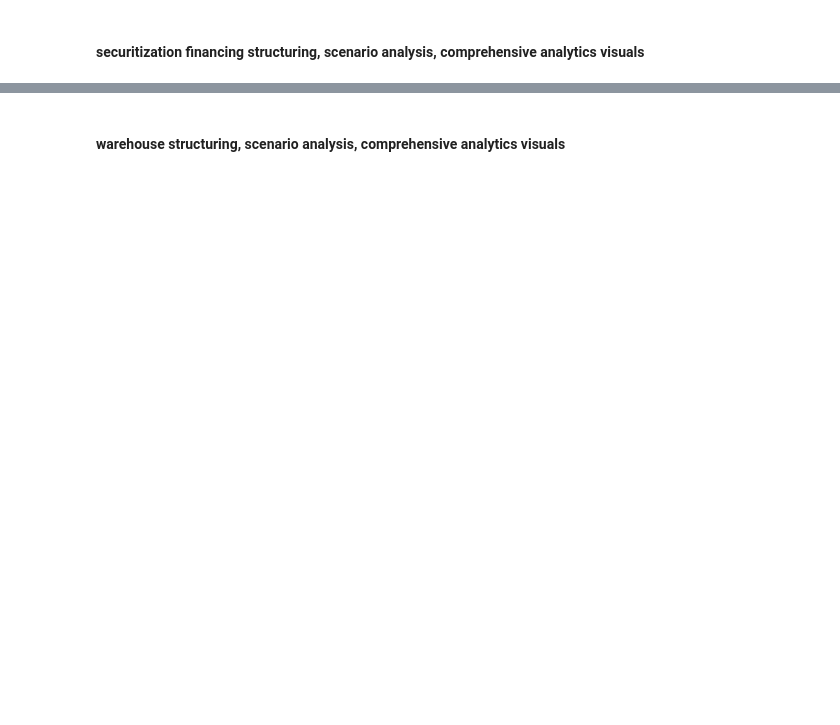
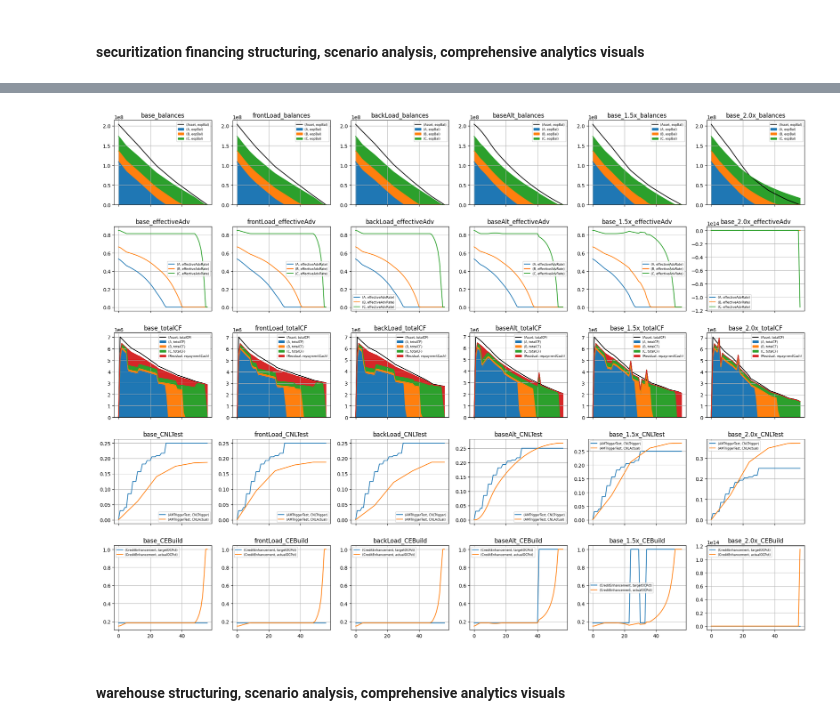
Before and after one commit to Lab450North/StructuringTool, a Jupyter notebook: SPCashflowModeling/SPCFPresentation.ipynb, the cells around one changed output, grey strips where cells are left out. Drawn from its saved outputs; the diff is of its cells as text; code cells hidden in the pictures; blank space fills up the shorter version.

```diff
--- a/SPCashflowModeling/SPCFPresentation.ipynb
+++ b/SPCashflowModeling/SPCFPresentation.ipynb
@@ -217,2 +272,19 @@ No ramp schedule found. 100mm @ 100px provided
+# %%
+
+figPageStructCurve, axPageStructCurve = plt.subplots(5,dealConsumerLoanABS.getScenarioCount(), figsize=(20,15), sharex=True)
+for i, metrics in enumerate(MetricsReference.STRUCTUREMETRICS['5Curves']):
+    for j, scenario in enumerate(dealConsumerLoanABS.getScenarioNames()):
+        df = dealConsumerLoanABS.getStructureDynamicMetrics(metrics)[scenario]
+        if metrics in MetricsReference.STRUCTURESTACKED:
+            df.loc[:, ["Asset"]].plot(ax = axPageStructCurve[i,j], grid = True, title=scenario+"_"+metrics, color = "black")
+            df.drop("Asset", axis = 1).plot.area(ax = axPageStructCurve[i,j], stacked = True, grid = True, title=scenario+"_"+metrics)
+        else:
+            df.plot(ax = axPageStructCurve[i,j], grid = True, title=scenario+"_"+metrics)
+        axPageStructCurve[i,j].set_xlabel("")
+        axPageStructCurve[i,j].legend(fontsize="6")
+
+plt.tight_layout();plt.show()
+# %% [output]
+[figure, added]
 # %% [markdown]
 #### warehouse structuring, scenario analysis, comprehensive analytics visuals
```
Also changed, not shown: parts of 5 cells of this notebook, 6 other files.
